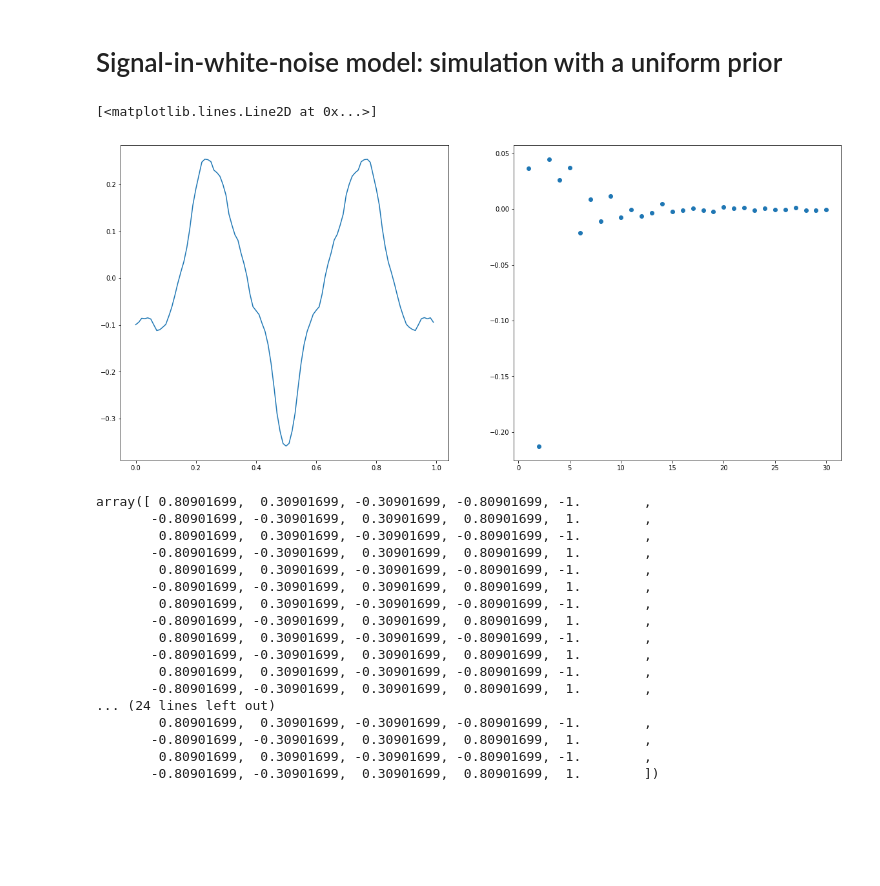
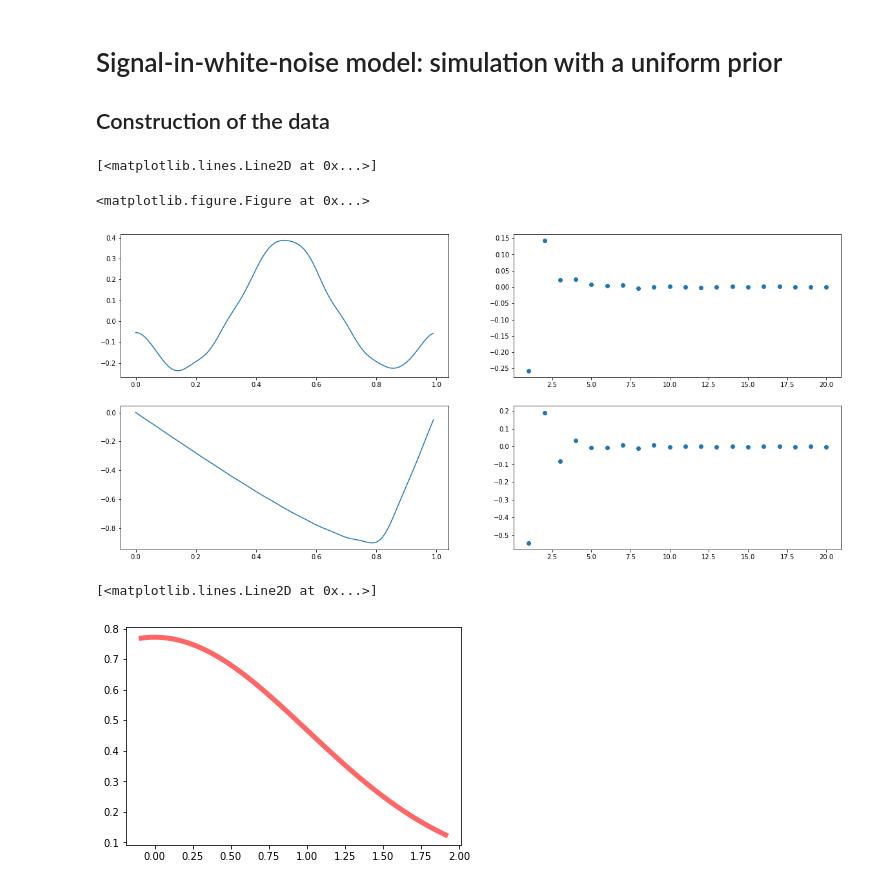
Before and after one commit to JTT94/distributed_posteriors, a Jupyter notebook: notebooks/uniform.ipynb, the cells around one changed output. Saved outputs shown, nothing was run; the diff lists cells and outputs as text; code cells hidden in the pictures; blank space fills up the shorter version.

```diff
--- a/notebooks/uniform.ipynb
+++ b/notebooks/uniform.ipynb
@@ -5,48 +8,45 @@ from matplotlib import pyplot as plt
 # %% [markdown]
 # Signal-in-white-noise model: simulation with a uniform prior
+
+## Construction of the data
 # %%
-N = 200 # number of observed coefficients
-tau = 1
-n = 500 # size of the dataset
-m = 30 # number of machines
-alpha = 1.5 # smoothness parameter
+N = 20 # number of observed coefficients
+tau = 0.75
+n = 1000 # size of the dataset
+m = 40 # number of machines
+alpha = 1.75 # smoothness parameter
+sigma = 1
 # %%
-# signal
-theta = tau * (np.random.random(N) * 2 - 1) / (np.arange(1,N+1,1) ** (alpha + 0.5))
+# signals
+theta_1 = tau * (np.random.random(N) * 2 - 1) / (np.arange(1,N+1,1) ** (alpha + 0.5))
+
+theta_2 = np.sin(10 * np.arange(1,N+1,1)) / (np.arange(1,N+1,1)) ** 2.25
 # %%
 # plot of the signal and the coefficients
 
-fig, ax = plt.subplots(1,2, figsize=(20/1,9/1))
+plt.figure()
 
-a = ax[0]
+fig, ax = plt.subplots(2,2, figsize=(20/1,9/1))
+
+a = ax[0,0]
 X = np.arange(0,1,0.01)
-Y = [np.sum(theta[:N//2] * np.cos(2*np.pi*(np.arange(1,N//2+1,1) * x)))
-     + np.sum(theta[N//2:] * np.sin(2*np.pi*(np.arange(1,N//2+1,1) * x))) for x in X]
+Y = [np.sum(theta_1[:N//2] * np.cos(2*np.pi*(np.arange(1,N//2+1,1) * x)))
+     + np.sum(theta_1[N//2:] * np.sin(2*np.pi*(np.arange(1,N//2+1,1) * x))) for x in X]
 a.plot(X,Y)
 
-a = ax[1]
+a = ax[0,1]
 K = np.arange(1,N+1,1)
-a.plot(K[:30],theta[:30],'o')
+a.plot(K[:30],theta_1[:30],'o')
+
+a = ax[1,0]
+X = np.arange(0,1,0.01)
+Y = [np.sum(theta_2 * np.sqrt(2) * np.sin(np.pi * np.arange(1,N+1,1) * x)) for x in X]
+a.plot(X,Y)
+
+a = ax[1,1]
+K = np.arange(1,N+1,1)
+a.plot(K[:30],theta_2[:30],'o')
 # %% [output]
 [<matplotlib.lines.Line2D at 0x...>]
+<matplotlib.figure.Figure at 0x...>
-[figure, old version]
+[figure, new version]
-# %%
-np.cos(2*np.pi*(np.arange(1,N+1,1) * 0.1))
-# %% [output]
-array([ 0.80901699,  0.30901699, -0.30901699, -0.80901699, -1.        ,
-       -0.80901699, -0.30901699,  0.30901699,  0.80901699,  1.        ,
-        0.80901699,  0.30901699, -0.30901699, -0.80901699, -1.        ,
-       -0.80901699, -0.30901699,  0.30901699,  0.80901699,  1.        ,
-        0.80901699,  0.30901699, -0.30901699, -0.80901699, -1.        ,
-       -0.80901699, -0.30901699,  0.30901699,  0.80901699,  1.        ,
-        0.80901699,  0.30901699, -0.30901699, -0.80901699, -1.        ,
-       -0.80901699, -0.30901699,  0.30901699,  0.80901699,  1.        ,
-        0.80901699,  0.30901699, -0.30901699, -0.80901699, -1.        ,
-       -0.80901699, -0.30901699,  0.30901699,  0.80901699,  1.        ,
-        0.80901699,  0.30901699, -0.30901699, -0.80901699, -1.        ,
-       -0.80901699, -0.30901699,  0.30901699,  0.80901699,  1.        ,
-... (24 lines left out)
-        0.80901699,  0.30901699, -0.30901699, -0.80901699, -1.        ,
-       -0.80901699, -0.30901699,  0.30901699,  0.80901699,  1.        ,
-        0.80901699,  0.30901699, -0.30901699, -0.80901699, -1.        ,
-       -0.80901699, -0.30901699,  0.30901699,  0.80901699,  1.        ])
@@ -52,0 +57,10 @@ array([ 0.80901699,  0.30901699, -0.30901699, -0.80901699, -1.        ,
+# %%
+# examples using truncnorm to sample from a truncated normal distribution
+
+
+a, b = -0.1, 2
+x = np.linspace(truncnorm.ppf(0.01, a, b),truncnorm.ppf(0.99, a, b), 100)
+plt.plot(x, truncnorm.pdf(x, a, b),'r-', lw=5, alpha=0.6, label='truncnorm pdf')
+# %% [output]
+[<matplotlib.lines.Line2D at 0x...>]
+[figure, added]
```
Also changed, not shown: parts of 13 cells of this notebook.
